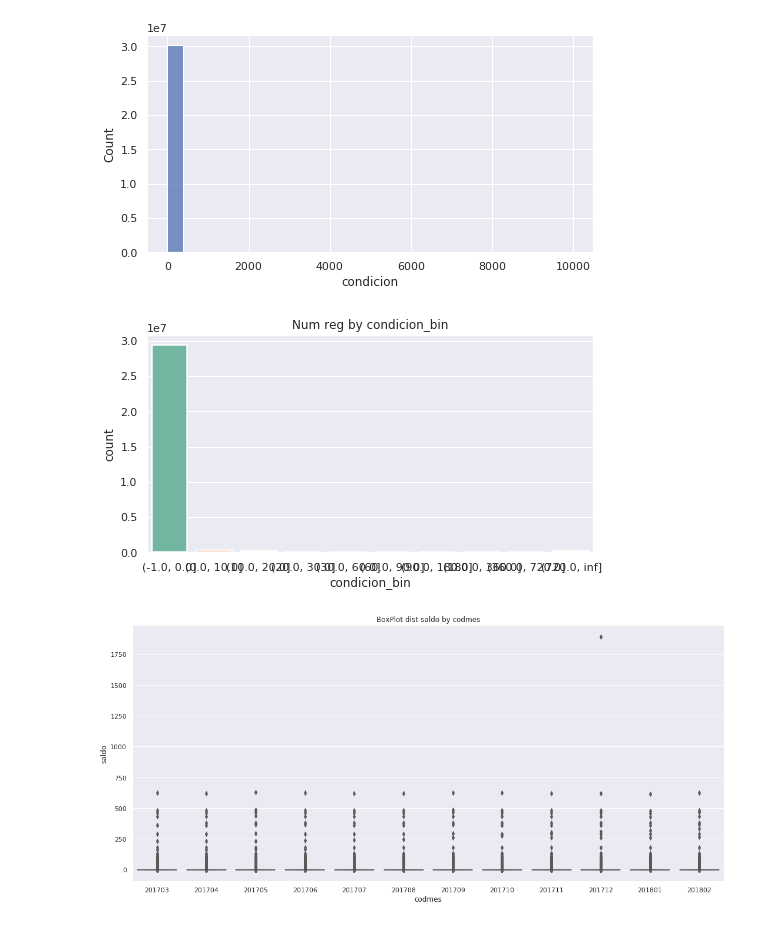
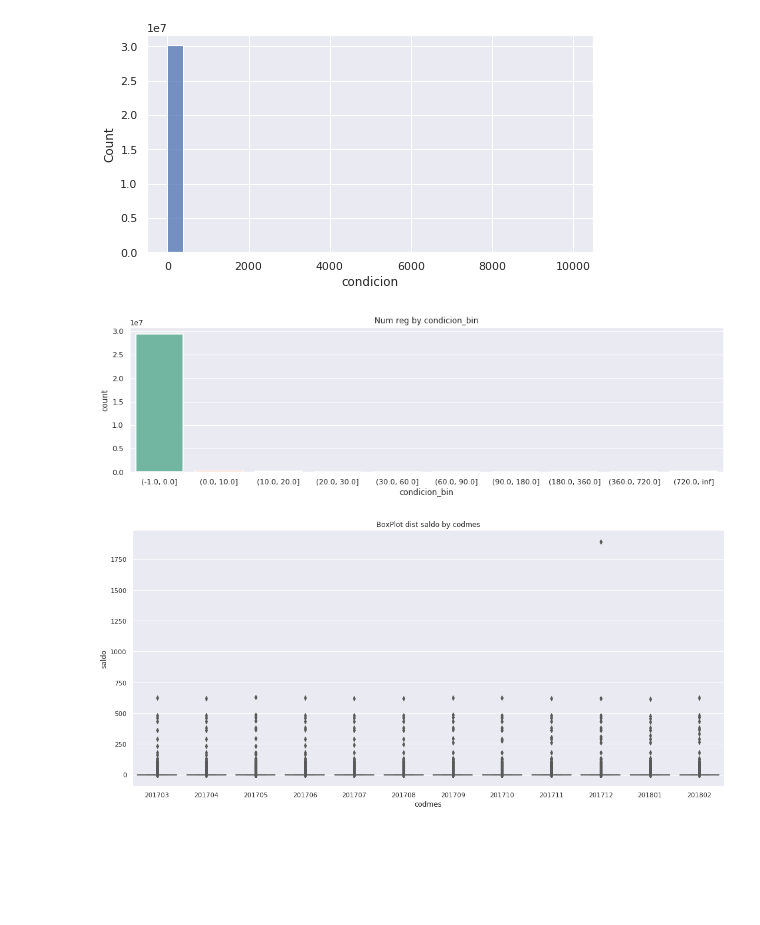
Before and after one commit to Guillin/interbank20, a Jupyter notebook: notebooks/visualization/eda.ipynb, the cells around one changed output. Cells and saved outputs as stored; diff of their text form; code cells hidden in the pictures; blank space fills up the shorter version.

```diff
--- a/notebooks/visualization/eda.ipynb
+++ b/notebooks/visualization/eda.ipynb
@@ -101,3 +64,11 @@ rcc_train = pd.read_csv("../../data/raw/rcc_train.csv")
 # %%
 bins = [-1, 0, 10, 20, 30, 60, 90, 180, 360, 720, float("inf")]
 rcc_train["condicion_bin"] = pd.cut(rcc_train.condicion, bins)
+# %%
+productos = pd.read_csv("../../data/raw/productos.csv")
+# %%
+productos.columns = ['producto', 'id_producto']
+# %%
+rcc_train = pd.merge(rcc_train, productos, how='left', left_on='PRODUCTO', right_on='id_producto').drop(['PRODUCTO', 'id_producto'], axis=1)
+# %%
+rcc_train.producto.fillna('NA',inplace=True)
@@ -194,13 +167,13 @@ pass
 # %% [output]
 [figure]
 # %%
-plt.figure(figsize=(8, 4))
+plt.figure(figsize=(16, 4))
 ax = sns.countplot(x="condicion_bin",linewidth=1.5,
                  palette="Set2", # Colors to use for the different levels of the hue variable.
                  data=rcc_train).set_title("Num reg by condicion_bin")
 pass
 # %% [output]
-[figure, old version]
+[figure, new version]
 # %%
 # ====================
 #  Boxplot
```
Also changed, not shown: parts of 50 cells of this notebook.
